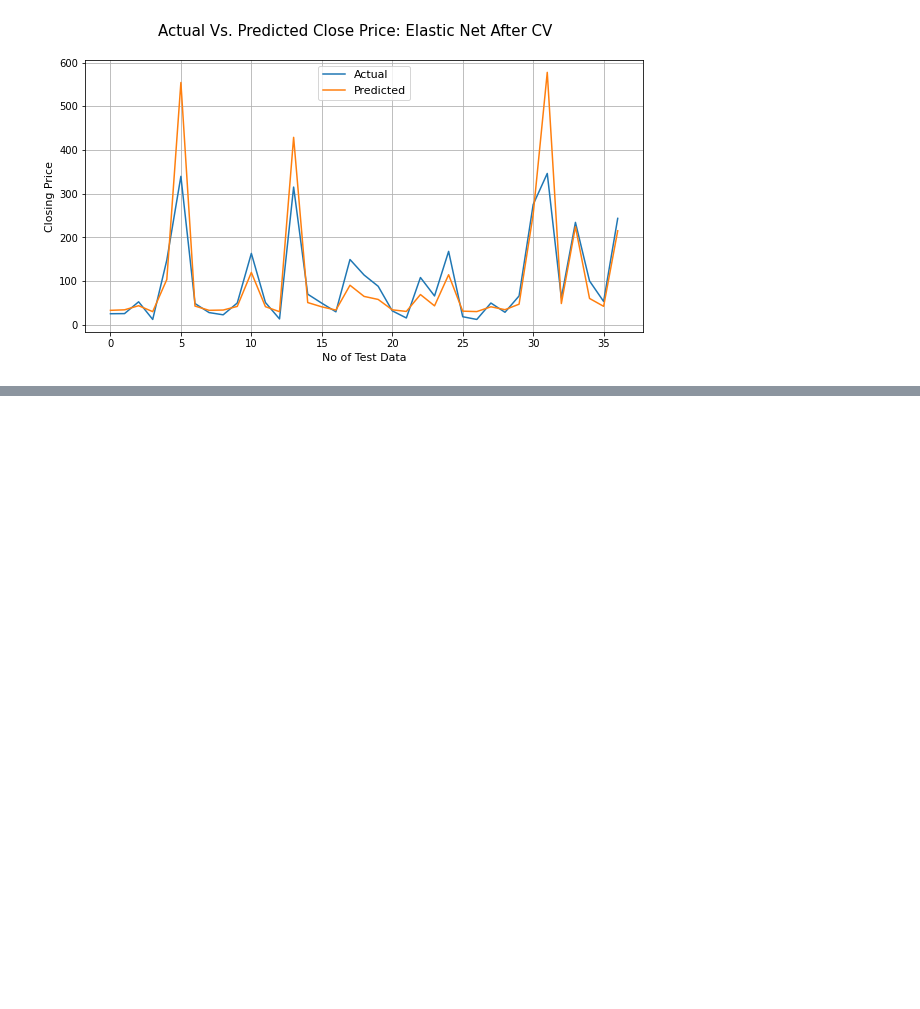
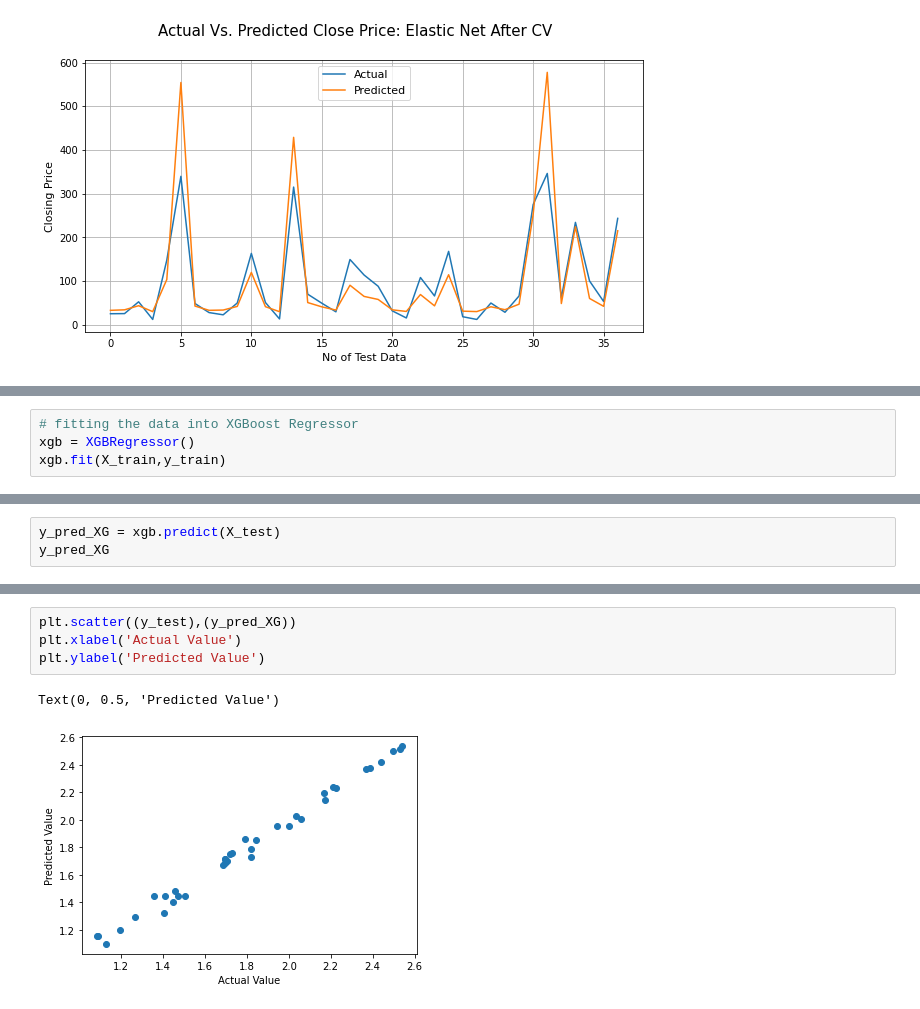
Before and after one commit to ShuklaRajni/Yes_Bank_Stock_Prices_Prediction_analysis, a Jupyter notebook: Yes_Bank_Stock_Closing_Price_Prediction_Capstone_Project_2.ipynb, the cells around one changed output, grey strips where cells are left out. Cells and saved outputs as stored; diff of their text form; blank space fills up the shorter version.

```diff
--- a/Yes_Bank_Stock_Closing_Price_Prediction_Capstone_Project_2.ipynb
+++ b/Yes_Bank_Stock_Closing_Price_Prediction_Capstone_Project_2.ipynb
@@ -1012,0 +1021,4 @@ plt.grid()
+# %%
+# fitting the data into XGBoost Regressor
+xgb = XGBRegressor()
+xgb.fit(X_train,y_train)
@@ -1012,0 +1035,3 @@ plt.grid()
+# %%
+y_pred_XG = xgb.predict(X_test)
+y_pred_XG
@@ -1012,0 +1073,7 @@ plt.grid()
+# %%
+plt.scatter((y_test),(y_pred_XG))
+plt.xlabel('Actual Value')
+plt.ylabel('Predicted Value')
+# %% [output]
+Text(0, 0.5, 'Predicted Value')
+[figure, added]
```
Also changed, not shown: parts of 11 cells of this notebook.
